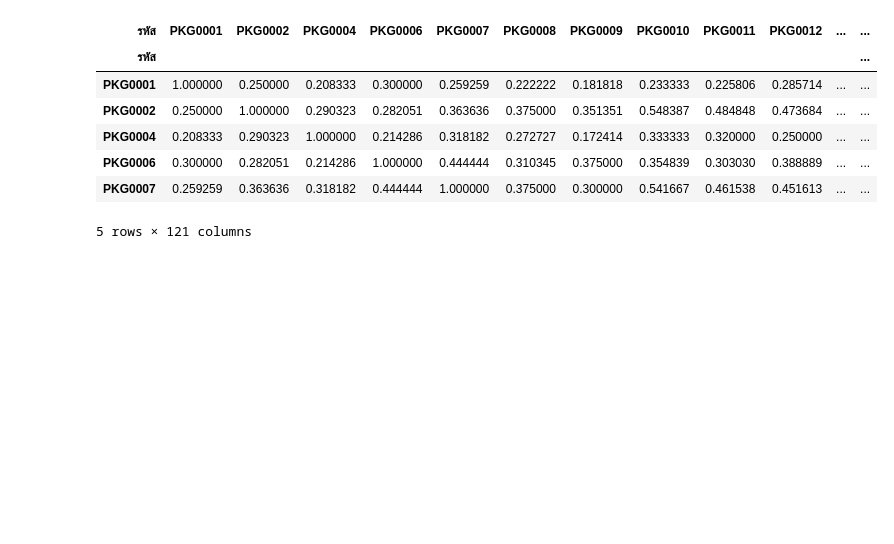
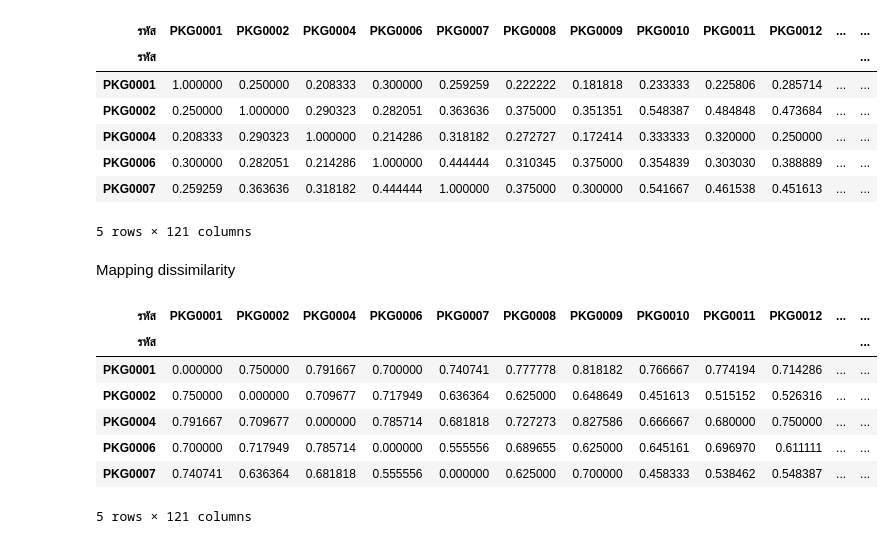
Before and after one commit to pacharapol4066/hotelPositioning, a Jupyter notebook: data load & transform.ipynb, the cells around one changed output. Cells and saved outputs as stored; diff of their text form; code cells hidden in the pictures; blank space fills up the shorter version.

```diff
--- a/data load & transform.ipynb
+++ b/data load & transform.ipynb
@@ -130,3 +130,12 @@ item_item_matrix.head()
 # %%
 # ใช้แสดง SNA
 item_item_matrix.to_excel('output\coocMatrix.xlsx', index=True)
+# %% [markdown]
+Mapping dissimilarity
+# %%
+item_item_matrix_dissim = pd.DataFrame(index=df_map.columns,columns=df_map.columns).fillna(0)
+# %%
+# Co-occurrence dissimilarity (distance = 1-index) ใช้กับ MDS (อย่าใช้ similarity)
+for i in range(0,len(item_item_matrix_dissim.columns)):
+    for j in range(0,len(item_item_matrix_dissim.columns)):
+        item_item_matrix_dissim.iloc[i,j] = 1-jaccard_index(df_map,i,j)
@@ -132,0 +145,11 @@ item_item_matrix.to_excel('output\coocMatrix.xlsx', index=True)
+# %%
+item_item_matrix_dissim.head()
+# %% [output]
+| รหัส | PKG0001 | PKG0002 | PKG0004 | PKG0006 | PKG0007 | PKG0008 | PKG0009 | PKG0010 | PKG0011 | PKG0012 | ... | ... |
+| รหัส |  |  |  |  |  |  |  |  |  |  |  | ... |
+| PKG0001 | 0.000000 | 0.750000 | 0.791667 | 0.700000 | 0.740741 | 0.777778 | 0.818182 | 0.766667 | 0.774194 | 0.714286 | ... | ... |
+| PKG0002 | 0.750000 | 0.000000 | 0.709677 | 0.717949 | 0.636364 | 0.625000 | 0.648649 | 0.451613 | 0.515152 | 0.526316 | ... | ... |
+| PKG0004 | 0.791667 | 0.709677 | 0.000000 | 0.785714 | 0.681818 | 0.727273 | 0.827586 | 0.666667 | 0.680000 | 0.750000 | ... | ... |
+| PKG0006 | 0.700000 | 0.717949 | 0.785714 | 0.000000 | 0.555556 | 0.689655 | 0.625000 | 0.645161 | 0.696970 | 0.611111 | ... | ... |
+| PKG0007 | 0.740741 | 0.636364 | 0.681818 | 0.555556 | 0.000000 | 0.625000 | 0.700000 | 0.458333 | 0.538462 | 0.548387 | ... | ... |
+5 rows × 121 columns
```
Also changed, not shown: parts of 2 cells of this notebook.
